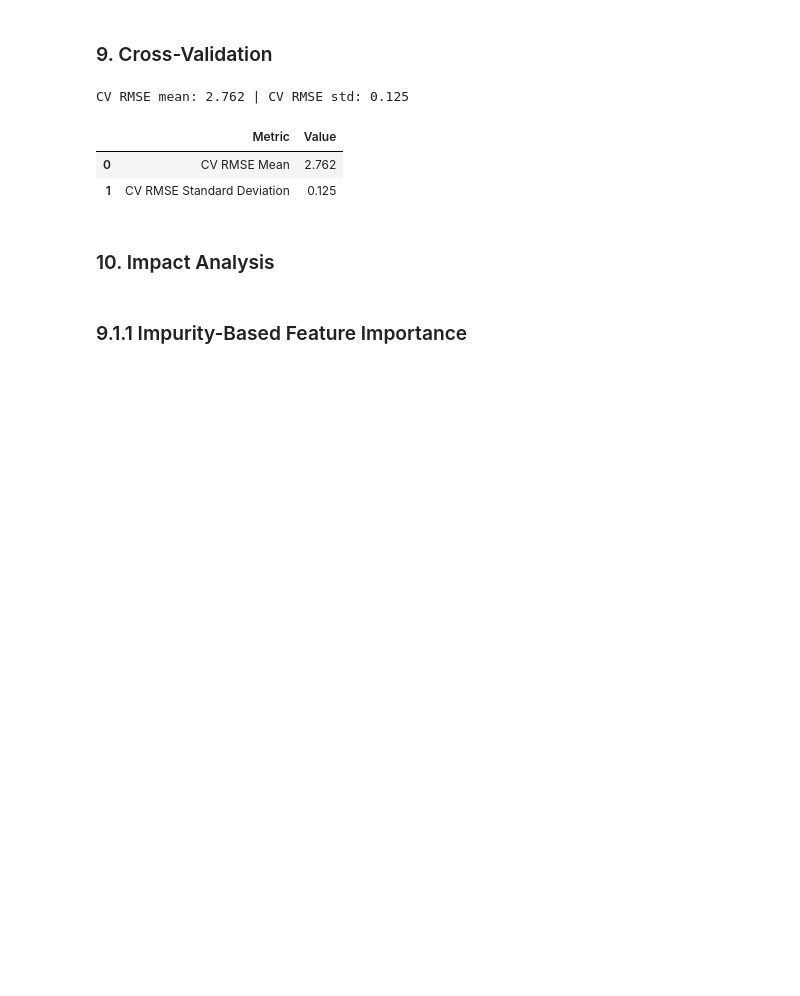
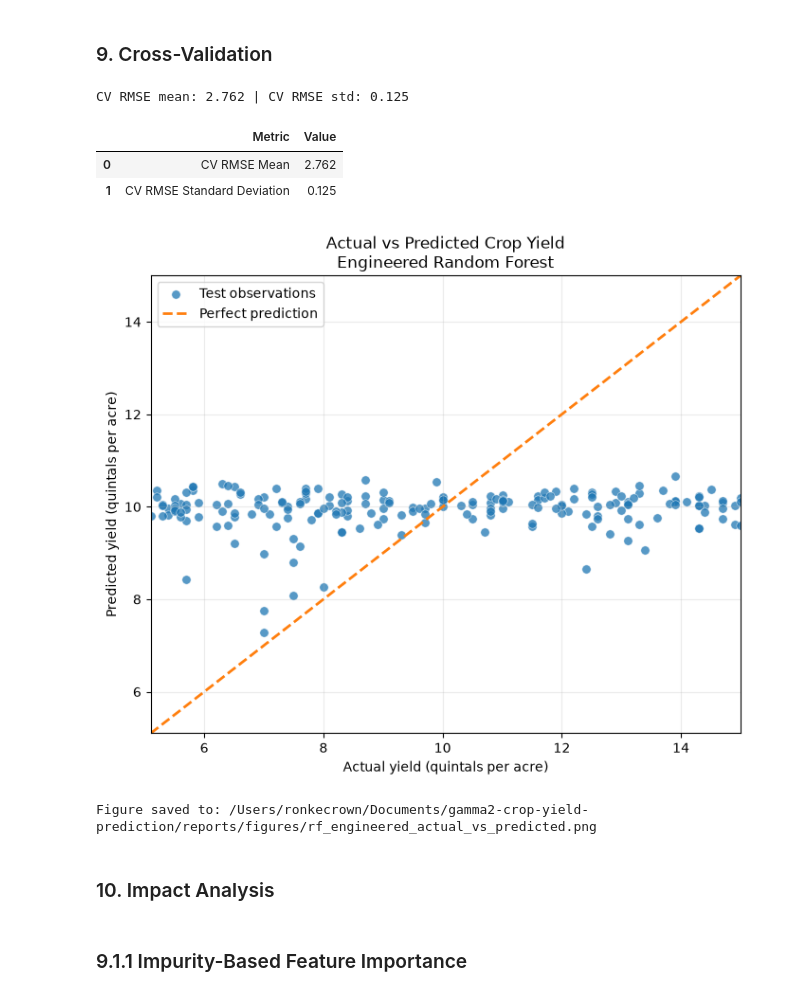
Before and after one commit to Ronkecrown/gamma2-crop-yield-prediction, a Jupyter notebook: notebooks/05b_random_forest_engineered.ipynb, the cells around one changed output. Saved outputs shown, nothing was run; the diff lists cells and outputs as text; code cells hidden in the pictures; blank space fills up the shorter version.

```diff
--- a/notebooks/05b_random_forest_engineered.ipynb
+++ b/notebooks/05b_random_forest_engineered.ipynb
@@ -498,6 +498,63 @@ rf_cv_results.to_csv(
 |  | Metric | Value |
 | 0 | CV RMSE Mean | 2.762 |
 | 1 | CV RMSE Standard Deviation | 0.125 |
+# %%
+# Create the actual-versus-predicted plot
+fig, ax = plt.subplots(figsize=(7, 6))
+
+# Predicted observations
+ax.scatter(
+    y_test,
+    y_test_pred,
+    color="#1F77B4",
+    edgecolor="white",
+    linewidth=0.4,
+    alpha=0.75,
+    s=45,
+    label="Test observations",
+)
+
+ax.plot(
+    [minimum_value, maximum_value],
+    [minimum_value, maximum_value],
+    color="#FF7F0E",
+    linestyle="--",
+    linewidth=2,
+    label="Perfect prediction",
+)
+
+ax.set_xlim(minimum_value, maximum_value)
+ax.set_ylim(minimum_value, maximum_value)
+
+ax.set_xlabel("Actual yield (quintals per acre)")
+ax.set_ylabel("Predicted yield (quintals per acre)")
+ax.set_title(
+    "Actual vs Predicted Crop Yield\n"
+    "Engineered Random Forest"
+)
+
+ax.legend()
+ax.grid(alpha=0.25)
+
+plt.tight_layout()
+
+figure_path = (
+    FIGURES_DIR
+    / "rf_engineered_actual_vs_predicted.png"
+)
+
+plt.savefig(
+    figure_path,
+    dpi=300,
+    bbox_inches="tight",
+)
+
+plt.show()
+
+print(f"Figure saved to: {figure_path}")
+# %% [output]
+[figure, added]
+Figure saved to: /Users/ronkecrown/Documents/gamma2-crop-yield-prediction/reports/figures/rf_engineered_actual_vs_predicted.png
 # %% [markdown]
 ### 10. Impact Analysis
 # %% [markdown]
```
Also changed, not shown: parts of 8 cells of this notebook, 1 other file.
